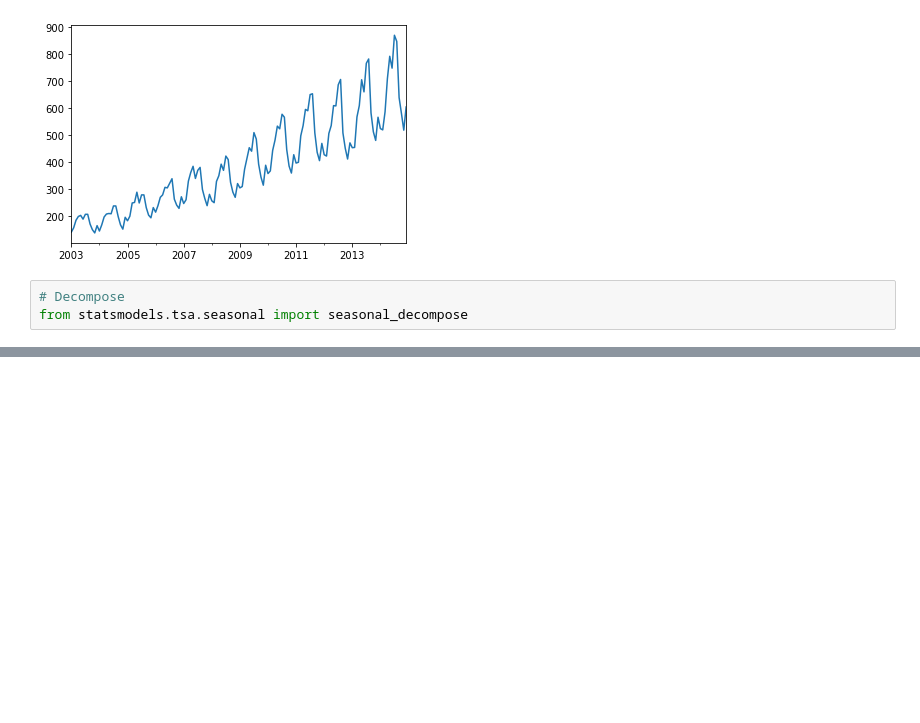
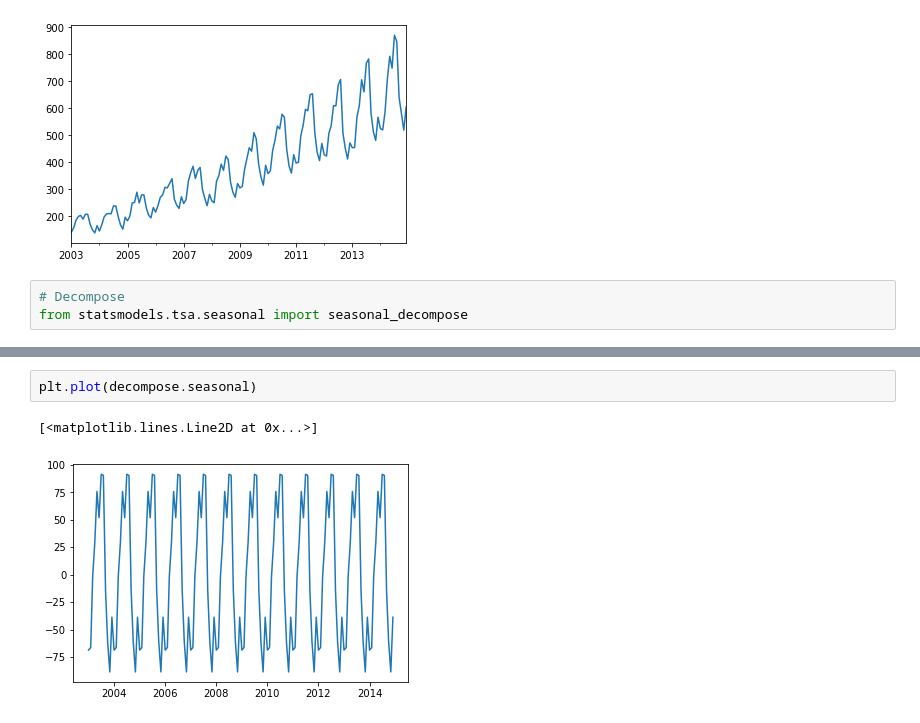
Before and after one commit to FazlullahBokhari/AI.workspace, a Jupyter notebook: Time Series.ipynb, the cells around one changed output, grey strips where cells are left out. Cells and saved outputs as stored; diff of their text form; blank space fills up the shorter version.

```diff
--- a/Time Series.ipynb
+++ b/Time Series.ipynb
@@ -232,0 +248,5 @@ Freq: MS, Name: resid, Length: 144, dtype: float64
+# %%
+plt.plot(decompose.seasonal)
+# %% [output]
+[<matplotlib.lines.Line2D at 0x...>]
+[figure, added]
```
Also changed, not shown: parts of 12 cells of this notebook.
